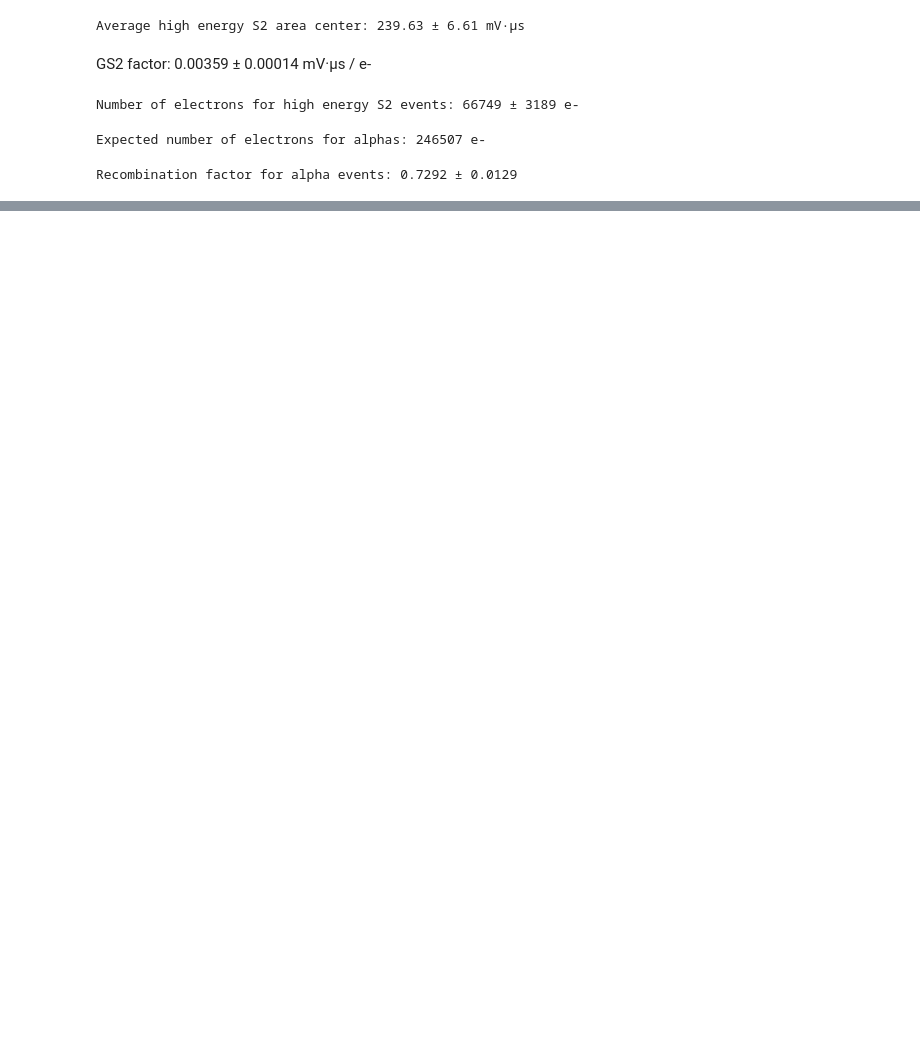
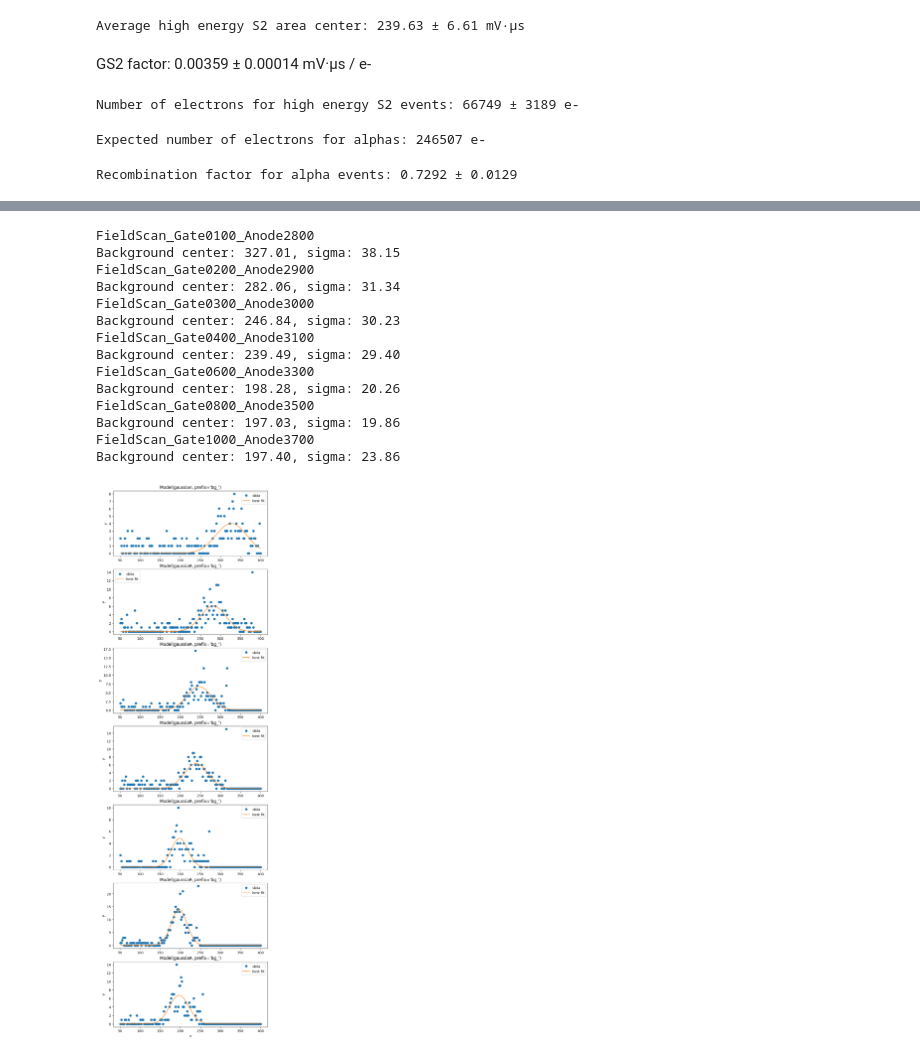
Before and after one commit to proscrite/RaTag, a Jupyter notebook: notebooks/high_energy_events.ipynb, the cells around one changed output, grey strips where cells are left out. Saved outputs shown, nothing was run; the diff lists cells and outputs as text; code cells hidden in the pictures; blank space fills up the shorter version.

```diff
--- a/notebooks/high_energy_events.ipynb
+++ b/notebooks/high_energy_events.ipynb
@@ -186,0 +195,5 @@ Recombination factor for alpha events: 0.7292 ± 0.0129
+# %%
+path_config = Path('/Users/pabloherrero/sabat/RaTagging/configs/recoils/run24_analysis.yaml')
+config = load_config(path_config)
+run = create_run_from_config(config)
+run = initialize_run(run, max_files=None)
@@ -186,0 +218,32 @@ Recombination factor for alpha events: 0.7292 ± 0.0129
+# %%
+centers24 = []
+sigmas24 = []
+fig, ax = plt.subplots(len(run.sets[1:]), 1, figsize=(8, 4 * len(run.sets[1:])))
+for i, s in enumerate(run.sets[1:]):
+    print(s.source_dir.name)
+    s2a = load_s2area(s, input_dir=Path(config['data']['output_base']) / "s2_areas" )
+    counts, bins = np.histogram(s2a.areas, bins=200, range=(50, 500))
+    cbins = 0.5 * (bins[1:] + bins[:-1])
+    bg_center, bg_sigma, result_bg = _fit_background_gaussian(cbins, counts, bin_cuts=(50, 400))
+    result_bg.plot_fit(ax=ax[i])
+    print(f'Background center: {bg_center:.2f}, sigma: {bg_sigma:.2f}')
+    centers24.append(bg_center)
+    sigmas24.append(bg_sigma)
+centers24 = np.array(centers24)
+sigmas24 = np.array(sigmas24)
+# %% [output]
+FieldScan_Gate0100_Anode2800
+Background center: 327.01, sigma: 38.15
+FieldScan_Gate0200_Anode2900
+Background center: 282.06, sigma: 31.34
+FieldScan_Gate0300_Anode3000
+Background center: 246.84, sigma: 30.23
+FieldScan_Gate0400_Anode3100
+Background center: 239.49, sigma: 29.40
+FieldScan_Gate0600_Anode3300
+Background center: 198.28, sigma: 20.26
+FieldScan_Gate0800_Anode3500
+Background center: 197.03, sigma: 19.86
+FieldScan_Gate1000_Anode3700
+Background center: 197.40, sigma: 23.86
+[figure, added]
```
Also changed, not shown: parts of 16 cells of this notebook, 16 other files.
